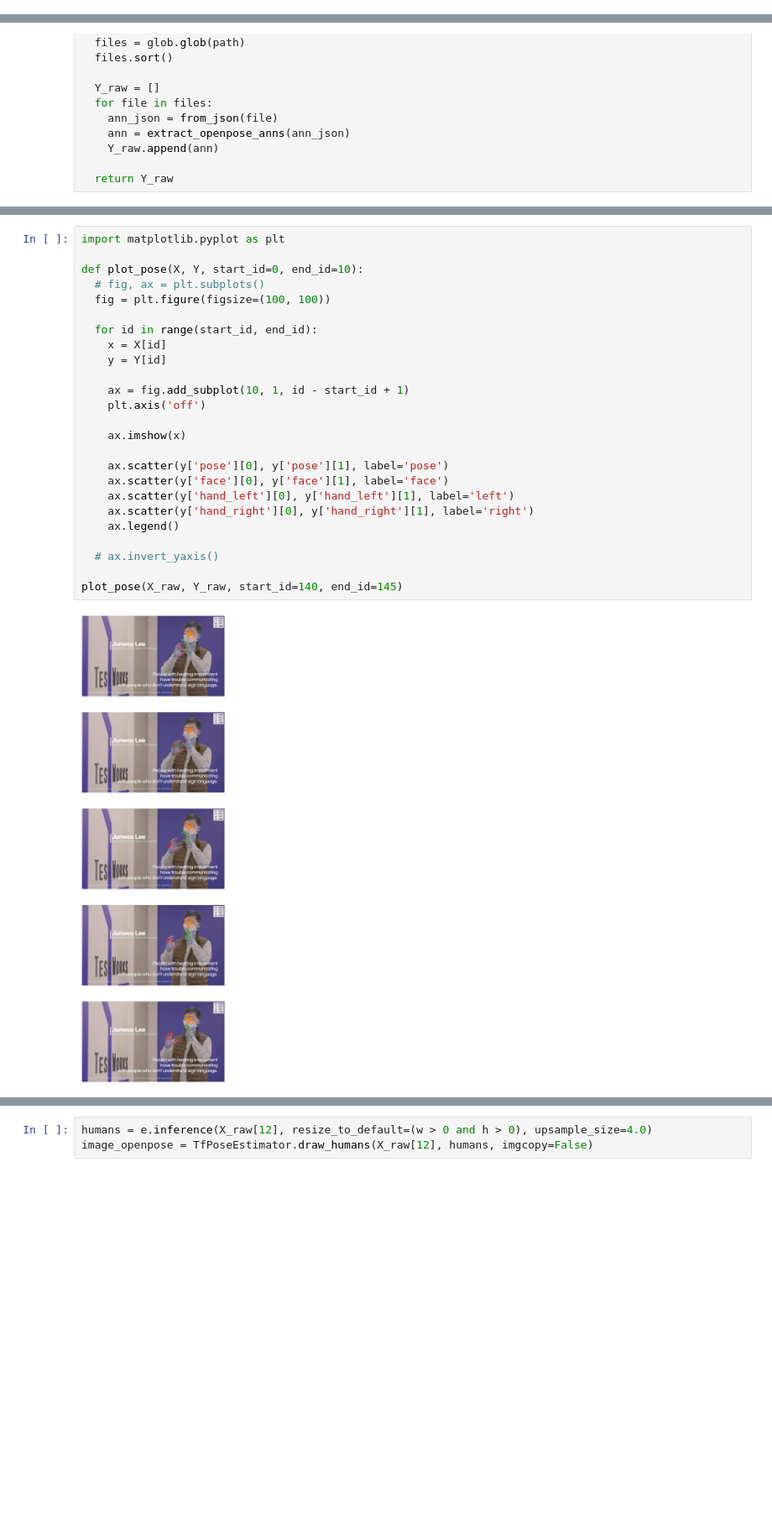
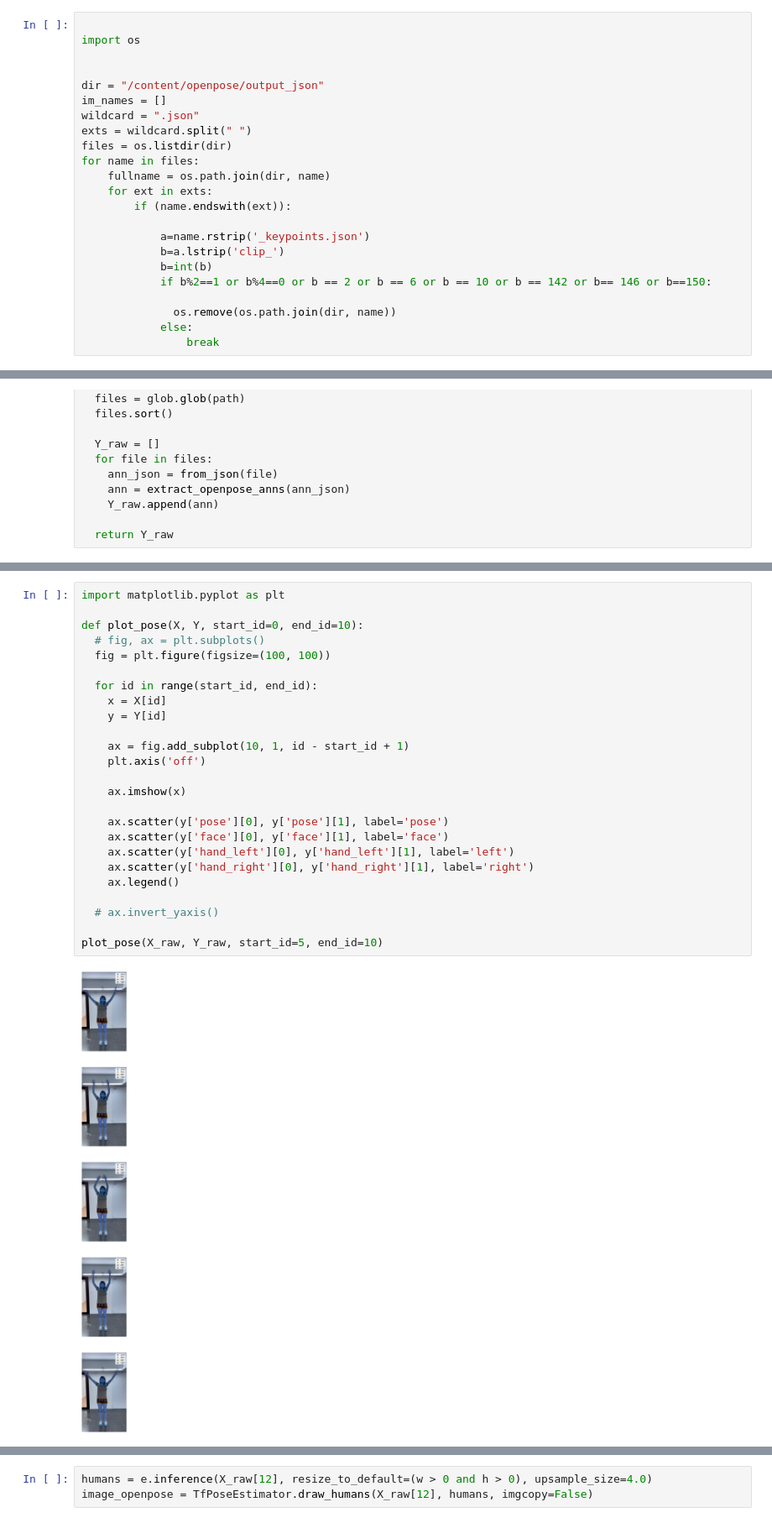
Before and after one commit to Lizzd/Openpose-Pose-classify, a Jupyter notebook: Openpose.ipynb, the cells around one changed output, grey strips where cells are left out. Shown at 84% size. Saved outputs shown, nothing was run; the diff lists cells and outputs as text; blank space fills up the shorter version.

```diff
--- a/Openpose.ipynb
+++ b/Openpose.ipynb
@@ -101,0 +126,23 @@ video:80728kB audio:0kB subtitle:0kB other streams:0kB global headers:0kB muxing
+# %%
+
+import os
+
+
+dir = "/content/openpose/output_json"
+im_names = []
+wildcard = ".json"
+exts = wildcard.split(" ")
+files = os.listdir(dir)
+for name in files:
+    fullname = os.path.join(dir, name)
+    for ext in exts:
+        if (name.endswith(ext)):
+
+            a=name.rstrip('_keypoints.json')
+            b=a.lstrip('clip_')
+            b=int(b)
+            if b%2==1 or b%4==0 or b == 2 or b == 6 or b == 10 or b == 142 or b== 146 or b==150:
+
+              os.remove(os.path.join(dir, name))
+            else:
+                break
@@ -182,30 +251,30 @@ print(len(Y_raw))
 # %%
 import matplotlib.pyplot as plt
 
 def plot_pose(X, Y, start_id=0, end_id=10):
   # fig, ax = plt.subplots()
   fig = plt.figure(figsize=(100, 100))
 
   for id in range(start_id, end_id):
     x = X[id]
     y = Y[id]
 
     ax = fig.add_subplot(10, 1, id - start_id + 1)
     plt.axis('off')
 
     ax.imshow(x)
 
     ax.scatter(y['pose'][0], y['pose'][1], label='pose')
     ax.scatter(y['face'][0], y['face'][1], label='face')
     ax.scatter(y['hand_left'][0], y['hand_left'][1], label='left')
     ax.scatter(y['hand_right'][0], y['hand_right'][1], label='right')
     ax.legend()
 
   # ax.invert_yaxis()
 
-plot_pose(X_raw, Y_raw, start_id=140, end_id=145)
+plot_pose(X_raw, Y_raw, start_id=5, end_id=10)
 # %% [output]
-[figure, old version]
+[figure, new version]
 # %%
 !pip install tf_pose
 # %% [output]
```
Also changed, not shown: parts of 27 cells of this notebook, 1 other file.
